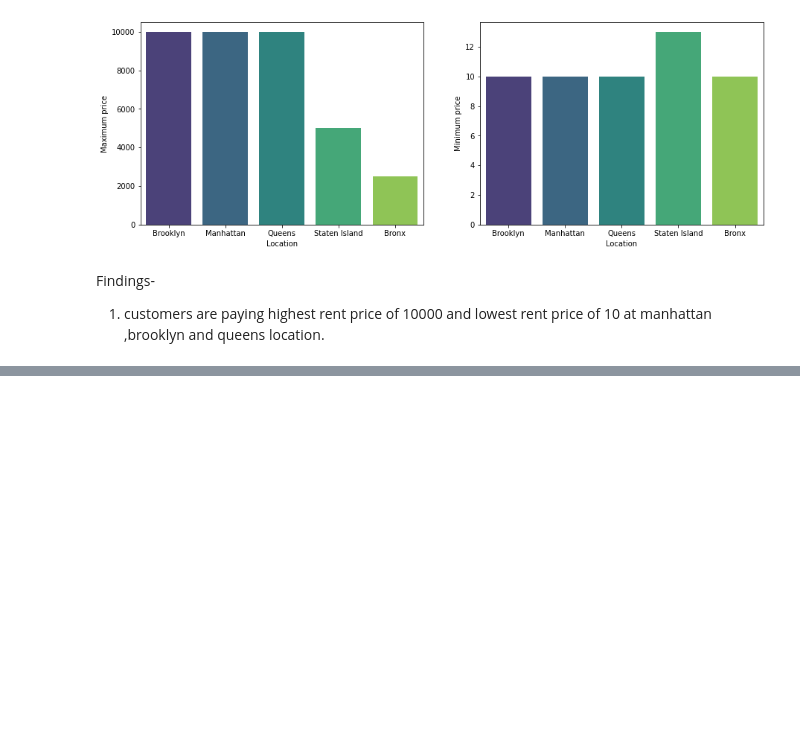
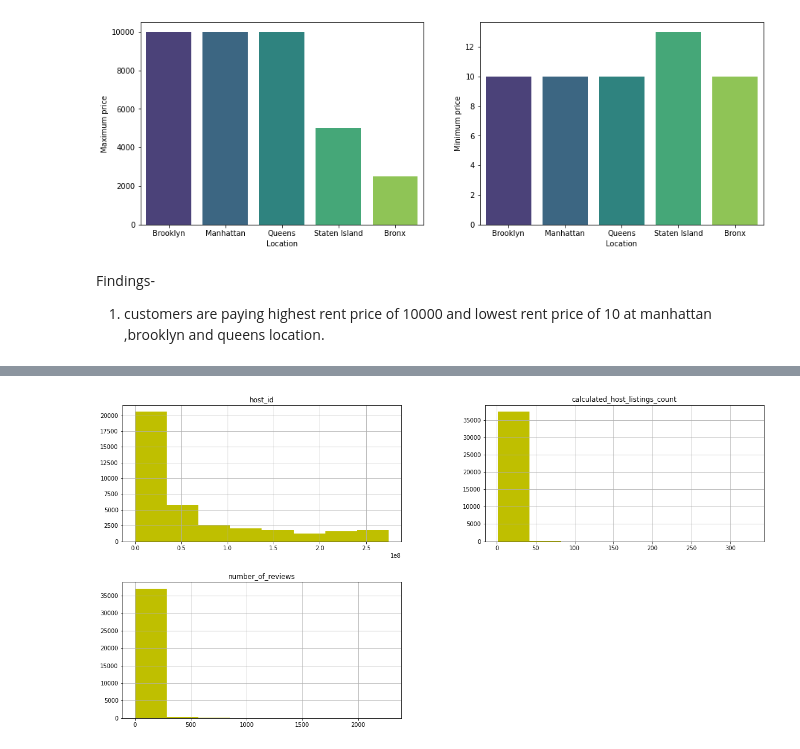
Before and after one commit to pankaj-beldar/Capstone_Project01_Airbnb_Booking_Analysis, a Jupyter notebook: PRB_Indivisual_Nootbook_Airbnb_Booking_Analysis_EDA.ipynb, the cells around one changed output, grey strips where cells are left out. Saved outputs shown, nothing was run; the diff lists cells and outputs as text; code cells hidden in the pictures; blank space fills up the shorter version.

```diff
--- a/PRB_Indivisual_Nootbook_Airbnb_Booking_Analysis_EDA.ipynb
+++ b/PRB_Indivisual_Nootbook_Airbnb_Booking_Analysis_EDA.ipynb
@@ -416,0 +419,4 @@ Findings-
+# %%
+#Get the host based on number of reviews using groupby method
+host_based_on_review_df = df.groupby(['host_id','host_name','calculated_host_listings_count'],as_index=False)['number_of_reviews'].sum()
+host_based_on_review_df
@@ -416,0 +437,4 @@ Findings-
+# %%
+#Get the host based on availability in a year
+host_based_on_availability_df = df.groupby(['host_id','host_name','calculated_host_listings_count'],as_index=False)['calculated_host_listings_count'].count().sort_values(['calculated_host_listings_count'],ascending = False)
+host_based_on_availability_df
@@ -416,0 +455,3 @@ Findings-
+# %%
+top_host_df= pd.merge(host_based_on_availability_df, host_based_on_review_df, how='inner').sort_values(['calculated_host_listings_count','number_of_reviews'], ascending= False)
+top_host_df
@@ -416,0 +481,7 @@ Findings-
+# %%
+from matplotlib import colors
+plt.rcParams['figure.figsize'] = [20, 10]
+top_host_df.hist(bins=8, color= 'y')
+plt.show()
+# %% [output]
+[figure, added]
```
Also changed, not shown: parts of 9 cells of this notebook.
